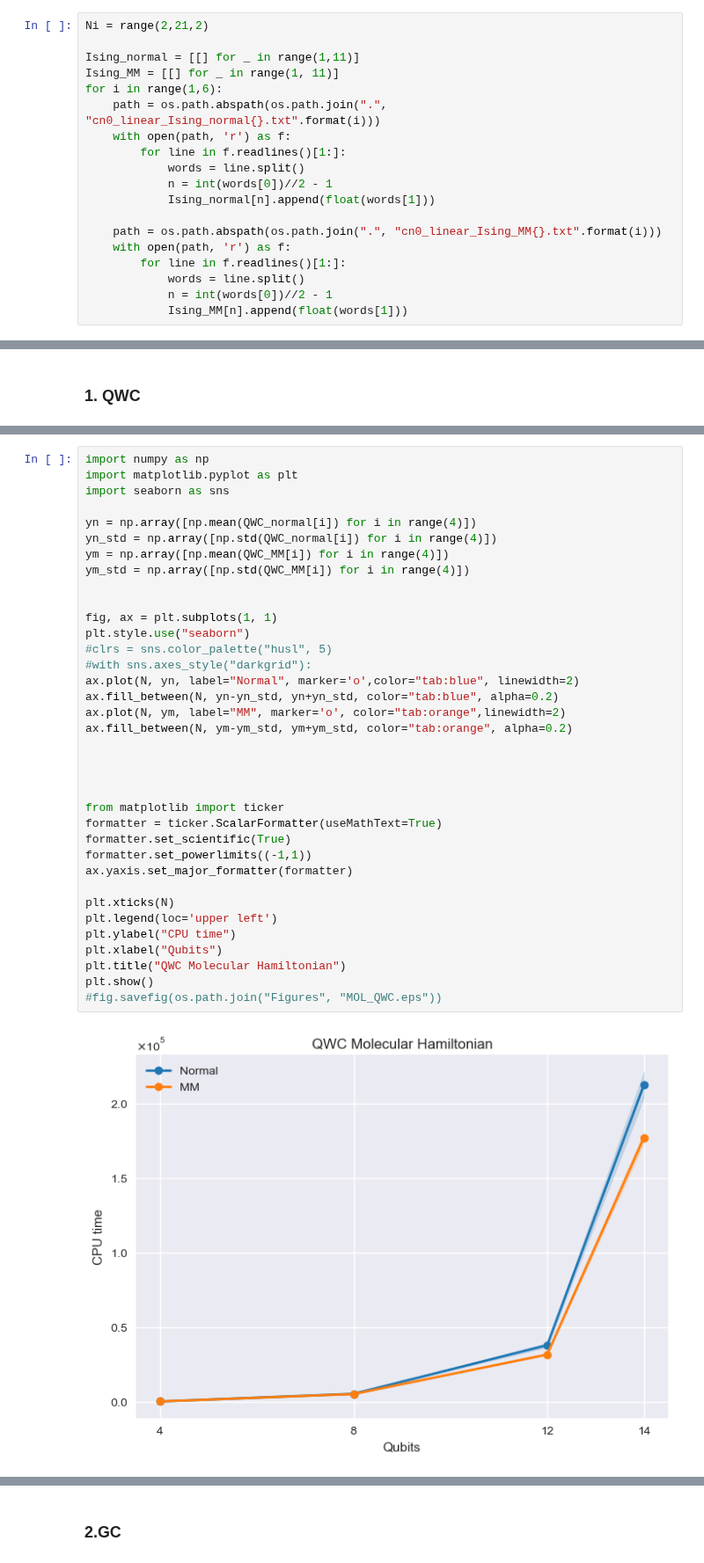
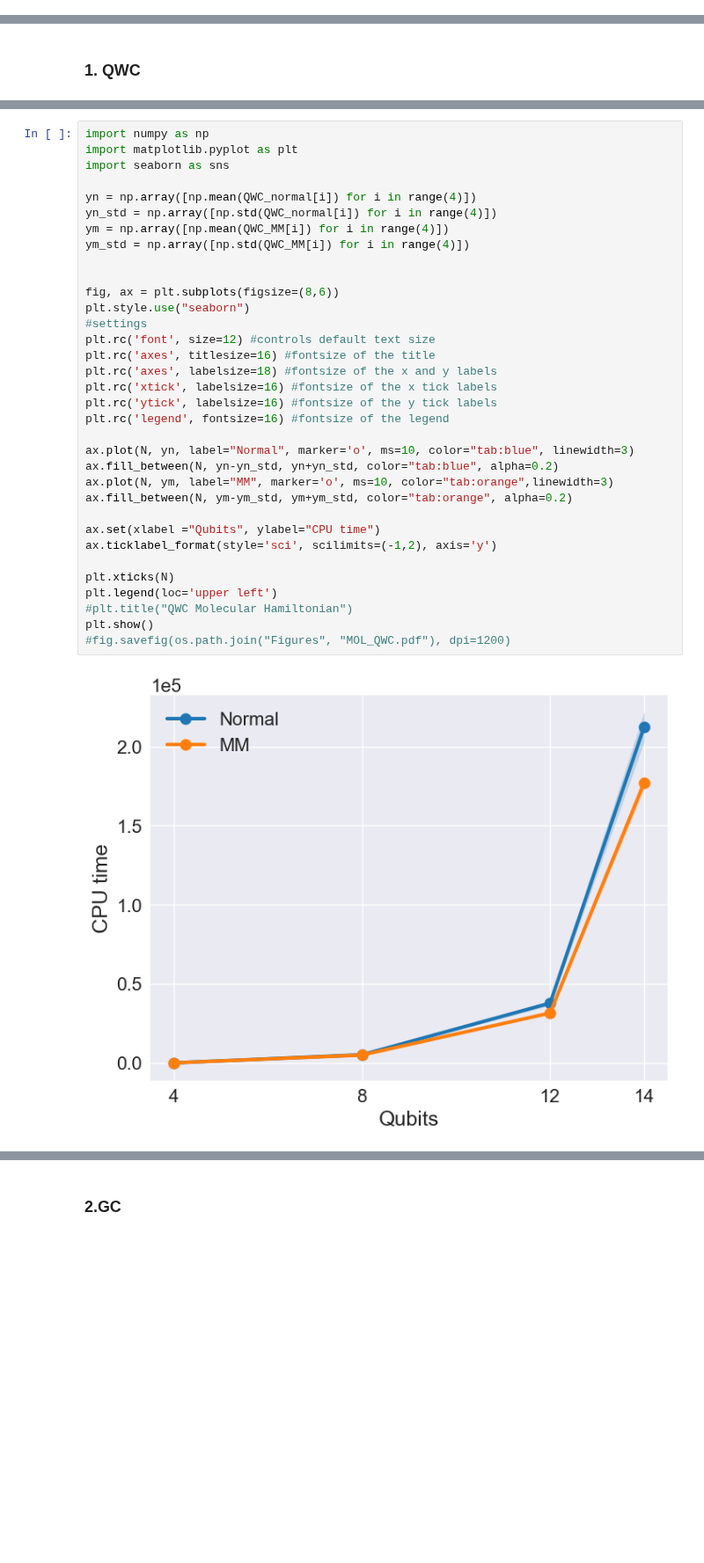
Before and after one commit to chichun-chen/Measurement_Memory, a Jupyter notebook: Numerical experments.ipynb, the cells around one changed output, grey strips where cells are left out. Shown at 88% size. Cells and saved outputs as stored; diff of their text form; blank space fills up the shorter version.

```diff
--- a/Numerical experments.ipynb
+++ b/Numerical experments.ipynb
@@ -81,19 +91,0 @@ with sns.axes_style("darkgrid"):
-# %%
-Ni = range(2,21,2)
-
-Ising_normal = [[] for _ in range(1,11)]
-Ising_MM = [[] for _ in range(1, 11)]
-for i in range(1,6):
-    path = os.path.abspath(os.path.join(".", "cn0_linear_Ising_normal{}.txt".format(i)))
-    with open(path, 'r') as f:
-        for line in f.readlines()[1:]:
-            words = line.split()
-            n = int(words[0])//2 - 1
-            Ising_normal[n].append(float(words[1]))
-
-    path = os.path.abspath(os.path.join(".", "cn0_linear_Ising_MM{}.txt".format(i)))
-    with open(path, 'r') as f:
-        for line in f.readlines()[1:]:
-            words = line.split()
-            n = int(words[0])//2 - 1
-            Ising_MM[n].append(float(words[1]))
@@ -177,39 +289,37 @@ for i in range(1,11):
 # %%
 import numpy as np
 import matplotlib.pyplot as plt
 import seaborn as sns
 
 yn = np.array([np.mean(QWC_normal[i]) for i in range(4)])
 yn_std = np.array([np.std(QWC_normal[i]) for i in range(4)])
 ym = np.array([np.mean(QWC_MM[i]) for i in range(4)])
 ym_std = np.array([np.std(QWC_MM[i]) for i in range(4)])
 
 
-fig, ax = plt.subplots(1, 1)
+fig, ax = plt.subplots(figsize=(8,6))
 plt.style.use("seaborn")
-#clrs = sns.color_palette("husl", 5)
-#with sns.axes_style("darkgrid"):
-ax.plot(N, yn, label="Normal", marker='o',color="tab:blue", linewidth=2)
+#settings
+plt.rc('font', size=12) #controls default text size
+plt.rc('axes', titlesize=16) #fontsize of the title
+plt.rc('axes', labelsize=18) #fontsize of the x and y labels
+plt.rc('xtick', labelsize=16) #fontsize of the x tick labels
+plt.rc('ytick', labelsize=16) #fontsize of the y tick labels
+plt.rc('legend', fontsize=16) #fontsize of the legend
+
+ax.plot(N, yn, label="Normal", marker='o', ms=10, color="tab:blue", linewidth=3)
 ax.fill_between(N, yn-yn_std, yn+yn_std, color="tab:blue", alpha=0.2)
-ax.plot(N, ym, label="MM", marker='o', color="tab:orange",linewidth=2)
+ax.plot(N, ym, label="MM", marker='o', ms=10, color="tab:orange",linewidth=3)
 ax.fill_between(N, ym-ym_std, ym+ym_std, color="tab:orange", alpha=0.2)
 
-
-
-
-from matplotlib import ticker
-formatter = ticker.ScalarFormatter(useMathText=True)
-formatter.set_scientific(True)
-formatter.set_powerlimits((-1,1))
-ax.yaxis.set_major_formatter(formatter)
+ax.set(xlabel ="Qubits", ylabel="CPU time")
+ax.ticklabel_format(style='sci', scilimits=(-1,2), axis='y')
 
 plt.xticks(N)
 plt.legend(loc='upper left')
-plt.ylabel("CPU time")
-plt.xlabel("Qubits")
-plt.title("QWC Molecular Hamiltonian")
+#plt.title("QWC Molecular Hamiltonian")
 plt.show()
-#fig.savefig(os.path.join("Figures", "MOL_QWC.eps"))
+#fig.savefig(os.path.join("Figures", "MOL_QWC.pdf"), dpi=1200)
 # %% [output]
-[figure, old version]
+[figure, new version]
 # %%
```
Also changed, not shown: parts of 20 cells of this notebook, 52 other files.
